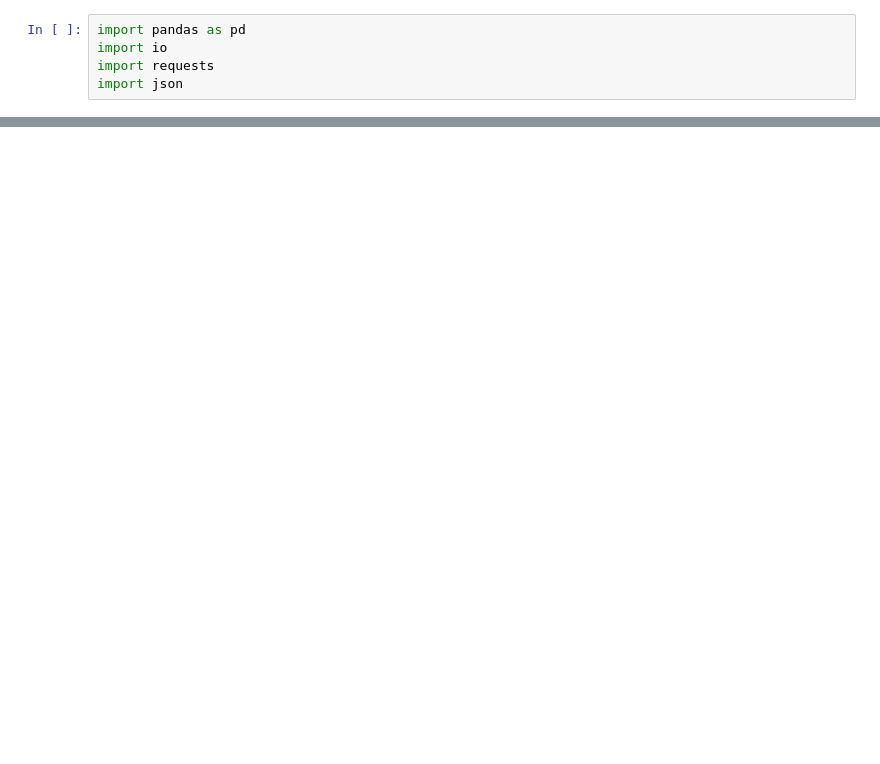
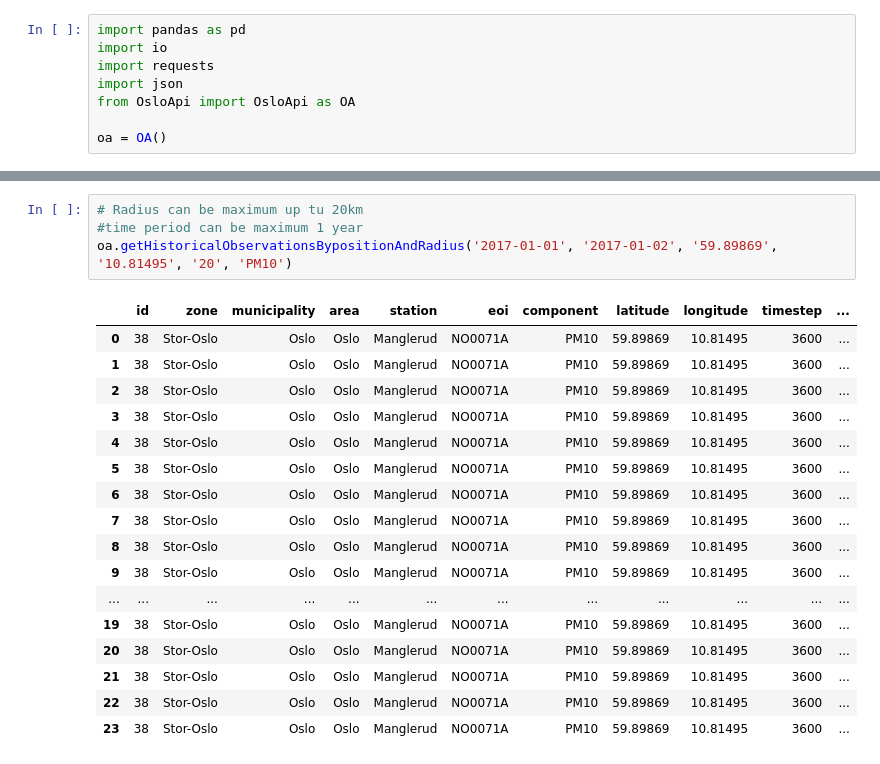
Before and after one commit to URBAG-ICTA/DownloadOsloData, a Jupyter notebook: DownloadOsloData.ipynb, the cells around one changed output, grey strips where cells are left out. Drawn from its saved outputs; the diff is of its cells as text; blank space fills up the shorter version.

```diff
--- a/DownloadOsloData.ipynb
+++ b/DownloadOsloData.ipynb
@@ -3,3 +3,6 @@ import pandas as pd
 import io
 import requests
 import json
+from OsloApi import OsloApi as OA
+
+oa = OA()
@@ -89,0 +87,22 @@ res[0]
+# %%
+# Radius can be maximum up tu 20km
+#time period can be maximum 1 year
+oa.getHistoricalObservationsBypositionAndRadius('2017-01-01', '2017-01-02', '59.89869', '10.81495', '20', 'PM10')
+# %% [output]
+|  | id | zone | municipality | area | station | eoi | component | latitude | longitude | timestep | ... |
+| 0 | 38 | Stor-Oslo | Oslo | Oslo | Manglerud | NO0071A | PM10 | 59.89869 | 10.81495 | 3600 | ... |
+| 1 | 38 | Stor-Oslo | Oslo | Oslo | Manglerud | NO0071A | PM10 | 59.89869 | 10.81495 | 3600 | ... |
+| 2 | 38 | Stor-Oslo | Oslo | Oslo | Manglerud | NO0071A | PM10 | 59.89869 | 10.81495 | 3600 | ... |
+| 3 | 38 | Stor-Oslo | Oslo | Oslo | Manglerud | NO0071A | PM10 | 59.89869 | 10.81495 | 3600 | ... |
+| 4 | 38 | Stor-Oslo | Oslo | Oslo | Manglerud | NO0071A | PM10 | 59.89869 | 10.81495 | 3600 | ... |
+| 5 | 38 | Stor-Oslo | Oslo | Oslo | Manglerud | NO0071A | PM10 | 59.89869 | 10.81495 | 3600 | ... |
+| 6 | 38 | Stor-Oslo | Oslo | Oslo | Manglerud | NO0071A | PM10 | 59.89869 | 10.81495 | 3600 | ... |
+| 7 | 38 | Stor-Oslo | Oslo | Oslo | Manglerud | NO0071A | PM10 | 59.89869 | 10.81495 | 3600 | ... |
+| 8 | 38 | Stor-Oslo | Oslo | Oslo | Manglerud | NO0071A | PM10 | 59.89869 | 10.81495 | 3600 | ... |
+| 9 | 38 | Stor-Oslo | Oslo | Oslo | Manglerud | NO0071A | PM10 | 59.89869 | 10.81495 | 3600 | ... |
+| ... | ... | ... | ... | ... | ... | ... | ... | ... | ... | ... | ... |
+| 19 | 38 | Stor-Oslo | Oslo | Oslo | Manglerud | NO0071A | PM10 | 59.89869 | 10.81495 | 3600 | ... |
+| 20 | 38 | Stor-Oslo | Oslo | Oslo | Manglerud | NO0071A | PM10 | 59.89869 | 10.81495 | 3600 | ... |
+| 21 | 38 | Stor-Oslo | Oslo | Oslo | Manglerud | NO0071A | PM10 | 59.89869 | 10.81495 | 3600 | ... |
+| 22 | 38 | Stor-Oslo | Oslo | Oslo | Manglerud | NO0071A | PM10 | 59.89869 | 10.81495 | 3600 | ... |
+| 23 | 38 | Stor-Oslo | Oslo | Oslo | Manglerud | NO0071A | PM10 | 59.89869 | 10.81495 | 3600 | ... |
```
Also changed, not shown: parts of 18 cells of this notebook, 1 other file.
